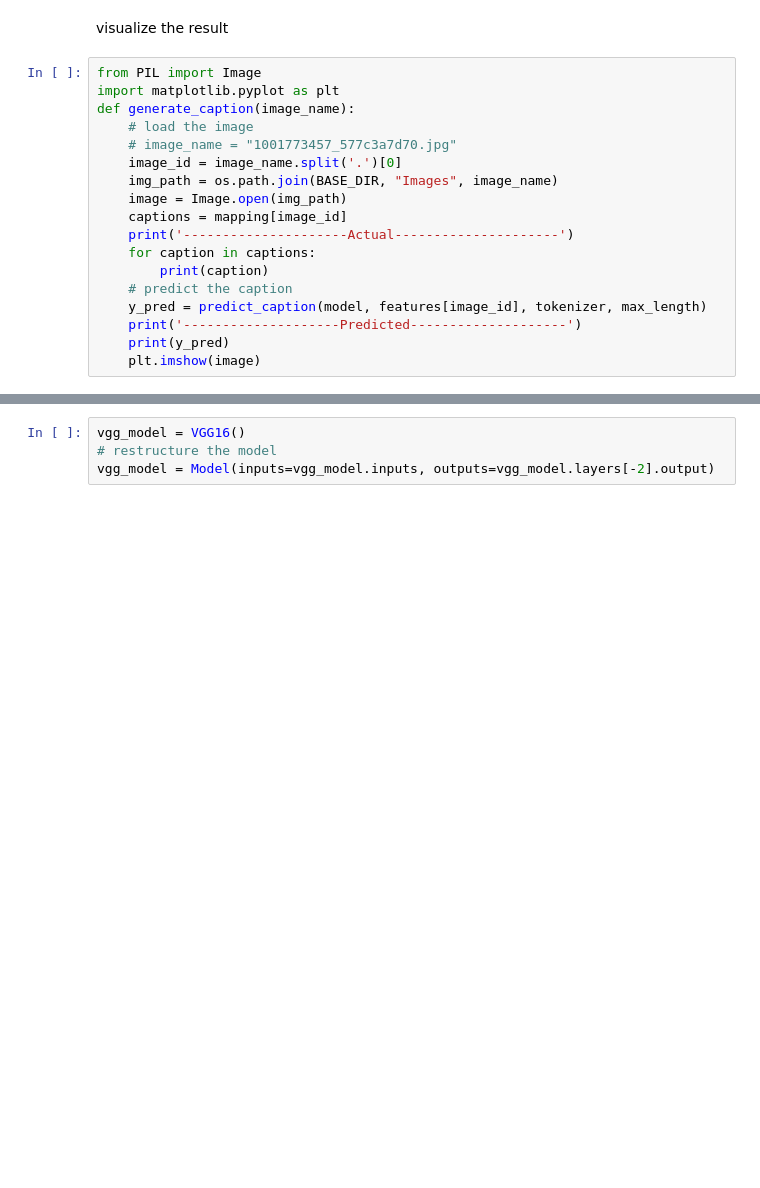
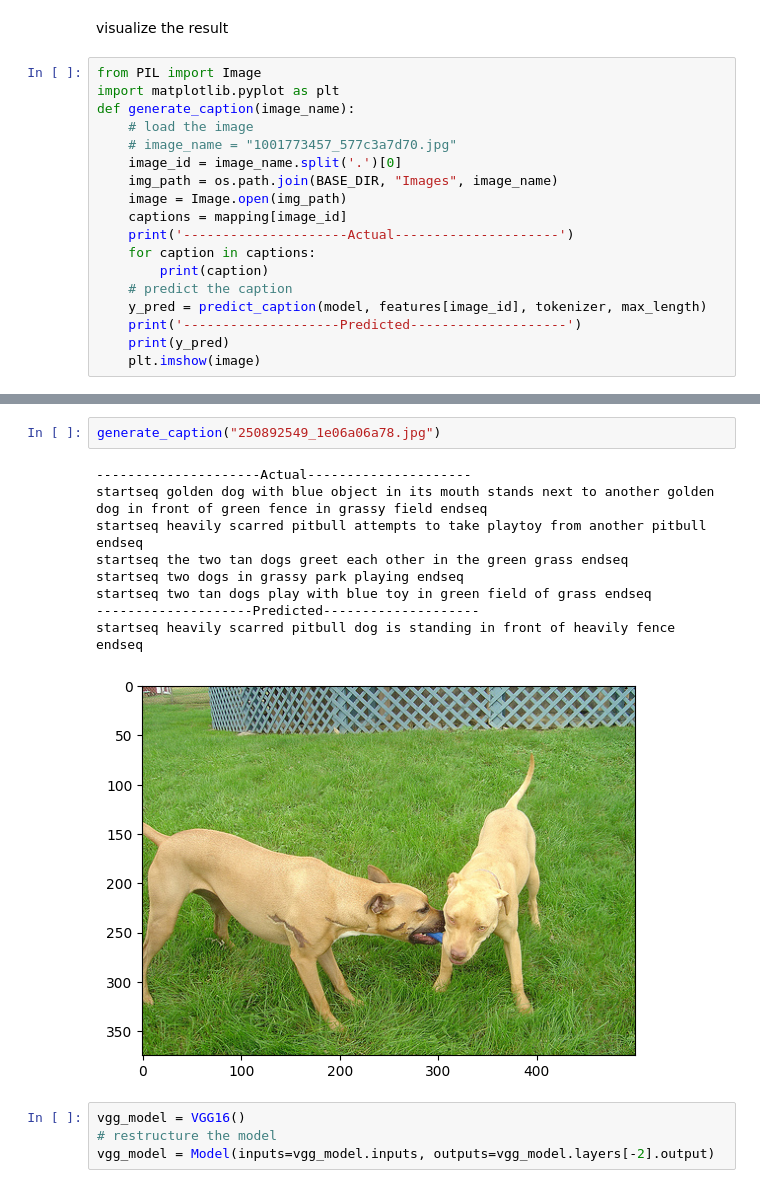
Before and after one commit to nareshsharma115/-Multimodal-image-caption-generation-using-deep-learning, a Jupyter notebook: Multimodel Image caption Generator using deep learning.ipynb, the cells around one changed output, grey strips where cells are left out. Drawn from its saved outputs; the diff is of its cells as text; blank space fills up the shorter version.

```diff
--- a/Multimodel Image caption Generator using deep learning.ipynb
+++ b/Multimodel Image caption Generator using deep learning.ipynb
@@ -352,3 +403,15 @@ generate_caption("44129946_9eeb385d77.jpg")
+# %%
+generate_caption("250892549_1e06a06a78.jpg")
+# %% [output]
+---------------------Actual---------------------
+startseq golden dog with blue object in its mouth stands next to another golden dog in front of green fence in grassy field endseq
+startseq heavily scarred pitbull attempts to take playtoy from another pitbull endseq
+startseq the two tan dogs greet each other in the green grass endseq
+startseq two dogs in grassy park playing endseq
+startseq two tan dogs play with blue toy in green field of grass endseq
+--------------------Predicted--------------------
+startseq heavily scarred pitbull dog is standing in front of heavily fence endseq
+[figure, added]
 # %%
 vgg_model = VGG16()
 # restructure the model
```
Also changed, not shown: parts of 13 cells of this notebook.
